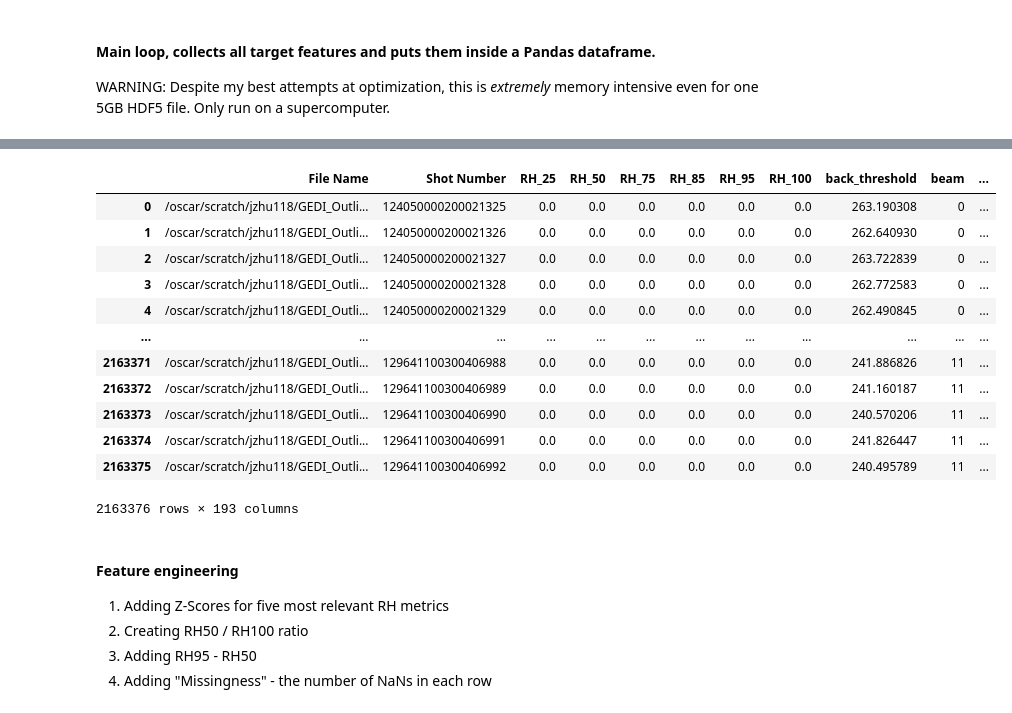
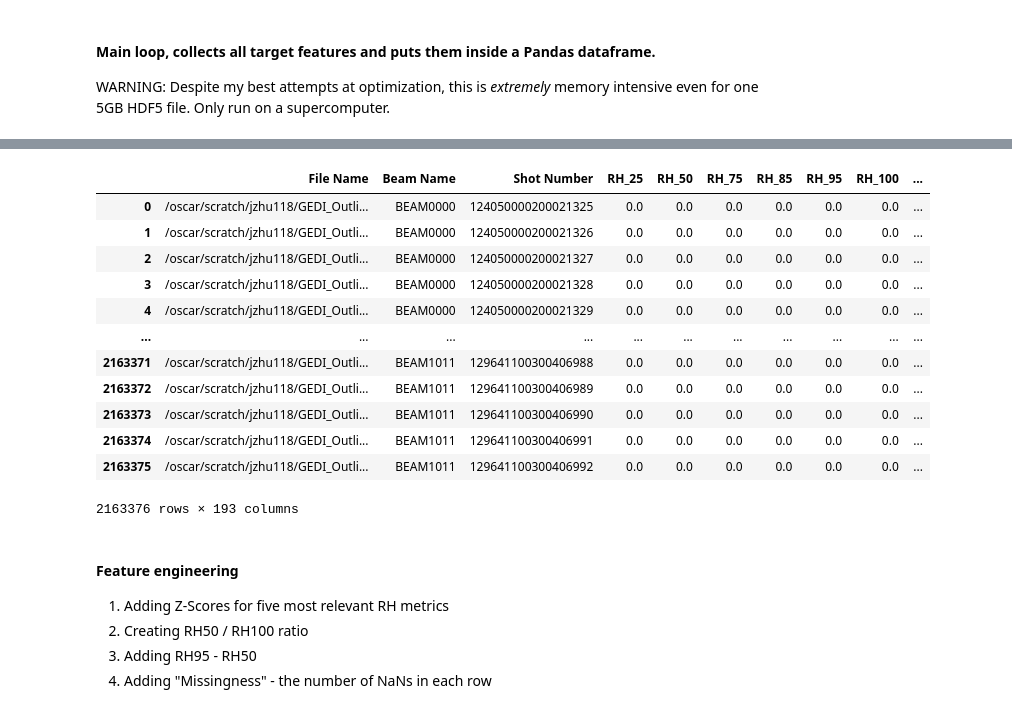
Before and after one commit to JongueBongers/GEDI_Outlier_Detector, a Jupyter notebook: Preprocessing_L2A.ipynb, the cells around one changed output, grey strips where cells are left out. Saved outputs shown, nothing was run; the diff lists cells and outputs as text; code cells hidden in the pictures.

Commit message:
Fixed NaN values after encoding
One-hot encoding moved to end of loop

```diff
--- a/Preprocessing_L2A.ipynb
+++ b/Preprocessing_L2A.ipynb
@@ -343,7 +346,7 @@ for f in input_files:
         if shotNums is None:
             print("Warning: No 'shot_number' found. Skipping this beam.")
             continue
-
+        shotNums = np.array(shotNums).astype(str)
         # We'll build a partial DataFrame row-by-row
         row_count = len(shotNums)
         print(f'Row count: {row_count}')
@@ -366,7 +369,7 @@ for f in input_files:
                 if len(data_array) != row_count:
                     print(f"Warning: length mismatch in {col_label} for beam {b}.")
                 attr_data[col_label] = data_array
-                print(f'Dataset {ds_suffix} successfully loaded.')
+                # print(f'Dataset {ds_suffix} successfully loaded.')
 
         # 5) Construct the DataFrame
         df = pd.DataFrame({
@@ -382,19 +385,37 @@ for f in input_files:
         # 6) One-hot encode the Beam and Channel identifiers.
         #    We assume that 'Beam Name' and 'Channel' (case-sensitive) are present.
         #    Using pd.get_dummies is efficient given the low number of unique categories.
-        if 'Beam Name' in df.columns:
-            df = pd.get_dummies(df, columns=['Beam Name'], prefix='')
-            print('Encoded beam name')
-        if 'channel' in df.columns:
-            df = pd.get_dummies(df, columns=['channel'], prefix='channel')
-            print('Encoded channel')
+
+        df['beam'] = df['beam'].astype(str)
+        df['channel'] = df['channel'].astype(str)
+
+        print("Beam Name values:")
+        print(df['beam'].value_counts(dropna=False))
+
+        print("Channel values:")
+        print(df['channel'].value_counts(dropna=False))
+
+
+        print(f'Unique beam identifiers: {df['beam'].unique()}')
+        print(f'Unique channel identifiers: {df['channel'].unique()}')
+
+        print(f'Null values for beam: {df['beam'].isnull().sum()}')
+        print(f'Null values for channel: {df['channel'].isnull().sum()}')
 
         dataframes.append(df)
-        print('Made a Pandas dataframe with one-hot encoded Beam Name & Channel!')
+        print('Made a Pandas dataframe!')
 
 # Finally, concatenate all partial DataFrames
 print("Concat dataframe...")
 complete_df = pd.concat(dataframes, ignore_index=True)
+
+if 'beam' in complete_df.columns:
+    complete_df = pd.get_dummies(complete_df, columns=['beam'], prefix='beam')
+    print('Encoded beam name')
+if 'channel' in complete_df.columns:
+    complete_df = pd.get_dummies(complete_df, columns=['channel'], prefix='channel')
+    print('Encoded channel')
+
 print("Done! Final DataFrame shape:", complete_df.shape)
 complete_df
 # %% [output]
@@ -417,16 +438,16 @@ Concat dataframe...
 Done! Final DataFrame shape: (2163376, 193)
-|  | File Name | Shot Number | RH_25 | RH_50 | RH_75 | RH_85 | RH_95 | RH_100 | back_threshold | beam | ... |
-| 0 | /oscar/scratch/jzhu118/GEDI_Outli... | 124050000200021325 | 0.0 | 0.0 | 0.0 | 0.0 | 0.0 | 0.0 | 263.190308 | 0 | ... |
-| 1 | /oscar/scratch/jzhu118/GEDI_Outli... | 124050000200021326 | 0.0 | 0.0 | 0.0 | 0.0 | 0.0 | 0.0 | 262.640930 | 0 | ... |
-| 2 | /oscar/scratch/jzhu118/GEDI_Outli... | 124050000200021327 | 0.0 | 0.0 | 0.0 | 0.0 | 0.0 | 0.0 | 263.722839 | 0 | ... |
-| 3 | /oscar/scratch/jzhu118/GEDI_Outli... | 124050000200021328 | 0.0 | 0.0 | 0.0 | 0.0 | 0.0 | 0.0 | 262.772583 | 0 | ... |
-| 4 | /oscar/scratch/jzhu118/GEDI_Outli... | 124050000200021329 | 0.0 | 0.0 | 0.0 | 0.0 | 0.0 | 0.0 | 262.490845 | 0 | ... |
-| ... | ... | ... | ... | ... | ... | ... | ... | ... | ... | ... | ... |
-| 2163371 | /oscar/scratch/jzhu118/GEDI_Outli... | 129641100300406988 | 0.0 | 0.0 | 0.0 | 0.0 | 0.0 | 0.0 | 241.886826 | 11 | ... |
-| 2163372 | /oscar/scratch/jzhu118/GEDI_Outli... | 129641100300406989 | 0.0 | 0.0 | 0.0 | 0.0 | 0.0 | 0.0 | 241.160187 | 11 | ... |
-| 2163373 | /oscar/scratch/jzhu118/GEDI_Outli... | 129641100300406990 | 0.0 | 0.0 | 0.0 | 0.0 | 0.0 | 0.0 | 240.570206 | 11 | ... |
-| 2163374 | /oscar/scratch/jzhu118/GEDI_Outli... | 129641100300406991 | 0.0 | 0.0 | 0.0 | 0.0 | 0.0 | 0.0 | 241.826447 | 11 | ... |
-| 2163375 | /oscar/scratch/jzhu118/GEDI_Outli... | 129641100300406992 | 0.0 | 0.0 | 0.0 | 0.0 | 0.0 | 0.0 | 240.495789 | 11 | ... |
+|  | File Name | Beam Name | Shot Number | RH_25 | RH_50 | RH_75 | RH_85 | RH_95 | RH_100 | ... |
+| 0 | /oscar/scratch/jzhu118/GEDI_Outli... | BEAM0000 | 124050000200021325 | 0.0 | 0.0 | 0.0 | 0.0 | 0.0 | 0.0 | ... |
+| 1 | /oscar/scratch/jzhu118/GEDI_Outli... | BEAM0000 | 124050000200021326 | 0.0 | 0.0 | 0.0 | 0.0 | 0.0 | 0.0 | ... |
+| 2 | /oscar/scratch/jzhu118/GEDI_Outli... | BEAM0000 | 124050000200021327 | 0.0 | 0.0 | 0.0 | 0.0 | 0.0 | 0.0 | ... |
+| 3 | /oscar/scratch/jzhu118/GEDI_Outli... | BEAM0000 | 124050000200021328 | 0.0 | 0.0 | 0.0 | 0.0 | 0.0 | 0.0 | ... |
+| 4 | /oscar/scratch/jzhu118/GEDI_Outli... | BEAM0000 | 124050000200021329 | 0.0 | 0.0 | 0.0 | 0.0 | 0.0 | 0.0 | ... |
+| ... | ... | ... | ... | ... | ... | ... | ... | ... | ... | ... |
+| 2163371 | /oscar/scratch/jzhu118/GEDI_Outli... | BEAM1011 | 129641100300406988 | 0.0 | 0.0 | 0.0 | 0.0 | 0.0 | 0.0 | ... |
+| 2163372 | /oscar/scratch/jzhu118/GEDI_Outli... | BEAM1011 | 129641100300406989 | 0.0 | 0.0 | 0.0 | 0.0 | 0.0 | 0.0 | ... |
+| 2163373 | /oscar/scratch/jzhu118/GEDI_Outli... | BEAM1011 | 129641100300406990 | 0.0 | 0.0 | 0.0 | 0.0 | 0.0 | 0.0 | ... |
+| 2163374 | /oscar/scratch/jzhu118/GEDI_Outli... | BEAM1011 | 129641100300406991 | 0.0 | 0.0 | 0.0 | 0.0 | 0.0 | 0.0 | ... |
+| 2163375 | /oscar/scratch/jzhu118/GEDI_Outli... | BEAM1011 | 129641100300406992 | 0.0 | 0.0 | 0.0 | 0.0 | 0.0 | 0.0 | ... |
 2163376 rows × 193 columns
 # %% [markdown]
 #### Feature engineering
```
Also changed, not shown: parts of 3 cells of this notebook, 5 other files.
